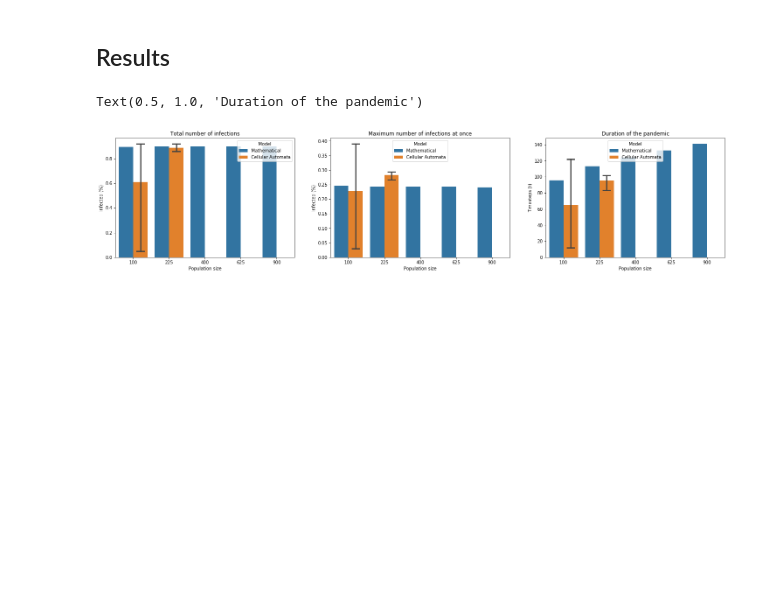
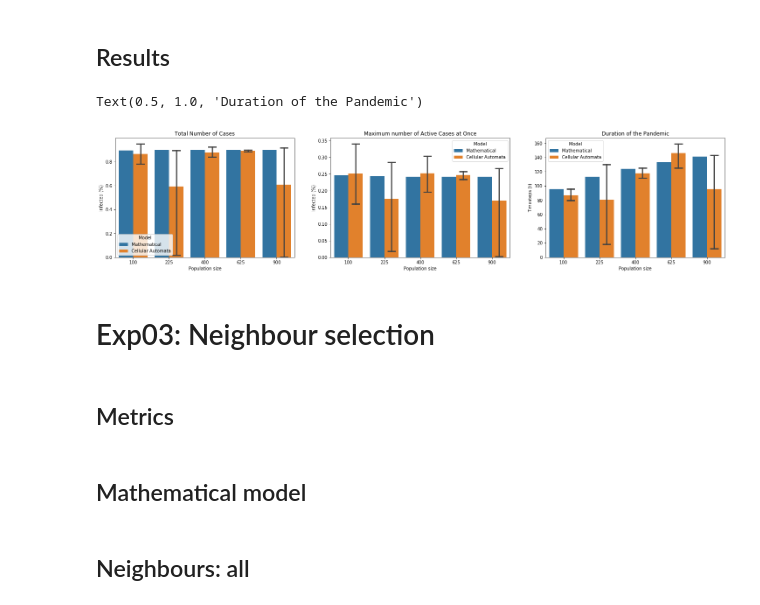
Before and after one commit to MauiGonzo/NC-final-project, a Jupyter notebook: experiment.ipynb, the cells around one changed output. Saved outputs shown, nothing was run; the diff lists cells and outputs as text; code cells hidden in the pictures; blank space fills up the shorter version.

```diff
--- a/experiment.ipynb
+++ b/experiment.ipynb
@@ -19,6 +19,7 @@ simulations = 10        # Number of simulations for the CA Model.
 size  = (32, 32)        # Population of the simulations.
 gamma = 1 / 10          # Recovery rate.
 beta  = 0.25            # Infection rate. Number of contacts * chance to infect.
+model = 'SIR'           # Which model to use
 # %% [markdown]
 ## Mathematical Model
 # %%
@@ -27,8 +28,12 @@ N = size[0] * size[1]
 R_0 = beta / gamma
 
 # Run the model
-MM_results = SIR(N, R_0, gamma, 1, 750, 'SIR')
+MM_results = SIR(N, R_0, gamma, 1, 750, model)
 MM_results = pd.DataFrame.from_dict(MM_results)
+for c in model:
+    MM_results[f'd{c}'] = MM_results[c].diff()
+MM_results['dI'] = MM_results['dI'] + MM_results['dR']
+MM_results['R_t'] = MM_results['dI'] / MM_results['dR']
 MM_results['Timestep'] = MM_results.index
 # %% [markdown]
 ## Cellular Automata Model
@@ -59,6 +64,10 @@ longest = max([len(df) for df in CAM_results])
 updated = []
 for df in CAM_results:
     df = df.append(df.iloc[[-1]*(longest - len(df))]).reset_index()
+    for c in model:
+        df[f'd{c}'] = df[c].diff().fillna(0)
+    df['dI'] = df['dI'] + df['dR']
+    df['R_t'] = df['dI'] / df['dR'].replace(0, 1)
     df['Timestep'] = df.index
     updated.append(df)
 
@@ -121,8 +135,7 @@ for s in sizes:
 ## Cellular Automata Model
 # %%
 # Prepare list to store results
-CAM_outputs = {k: [] for k in sizes[:2]}
-# CAM_outputs = {k: [] for k in sizes}
+CAM_outputs = {k: [] for k in sizes}
 
 # Run the model
 for s in sizes:
@@ -192,29 +205,31 @@ def comp_metrics(output):
 # %%
 # Compute metrics
 MM_metrics = comp_metrics(MM_outputs)
 CAM_metrics = comp_metrics(CAM_outputs)
 
 # Add model as variable
 MM_metrics['Model'] = 'Mathematical'
 CAM_metrics['Model'] = 'Cellular Automata'
 
 # Merge models
 metrics = pd.concat((MM_metrics, CAM_metrics)).reset_index()
 
 # Plot figures
 fig, axs = plt.subplots(ncols=3, figsize=(25, 5))
 sns.barplot(x="Pop", y="Tot_R", hue="Model", data=metrics, capsize=0.2, ax=axs[0])
 axs[0].set_xlabel('Population size')
 axs[0].set_ylabel('Infected (%)')
-axs[0].set_title('Total number of infections')
+axs[0].set_title('Total Number of Cases')
 sns.barplot(x="Pop", y="Max_R", hue="Model", data=metrics, capsize=0.2, ax=axs[1])
 axs[1].set_xlabel('Population size')
 axs[1].set_ylabel('Infected (%)')
-axs[1].set_title('Maximum number of infections at once')
+axs[1].set_title('Maximum number of Active Cases at Once')
 sns.barplot(x="Pop", y="Duration", hue="Model", data=metrics, capsize=0.2, ax=axs[2])
 axs[2].set_xlabel('Population size')
 axs[2].set_ylabel('Timesteps (t)')
-axs[2].set_title('Duration of the pandemic')
+axs[2].set_title('Duration of the Pandemic')
 # %% [output]
-Text(0.5, 1.0, 'Duration of the pandemic')
+Text(0.5, 1.0, 'Duration of the Pandemic')
-[figure, old version]
+[figure, new version]
+# %% [markdown]
+# Exp03: Neighbour selection
@@ -220,0 +244,2 @@ Text(0.5, 1.0, 'Duration of the pandemic')
+# %% [markdown]
+## Metrics
@@ -220,0 +274,2 @@ Text(0.5, 1.0, 'Duration of the pandemic')
+# %% [markdown]
+## Mathematical model
@@ -220,0 +324,2 @@ Text(0.5, 1.0, 'Duration of the pandemic')
+# %% [markdown]
+## Neighbours: all
```
Also changed, not shown: parts of 20 cells of this notebook.
